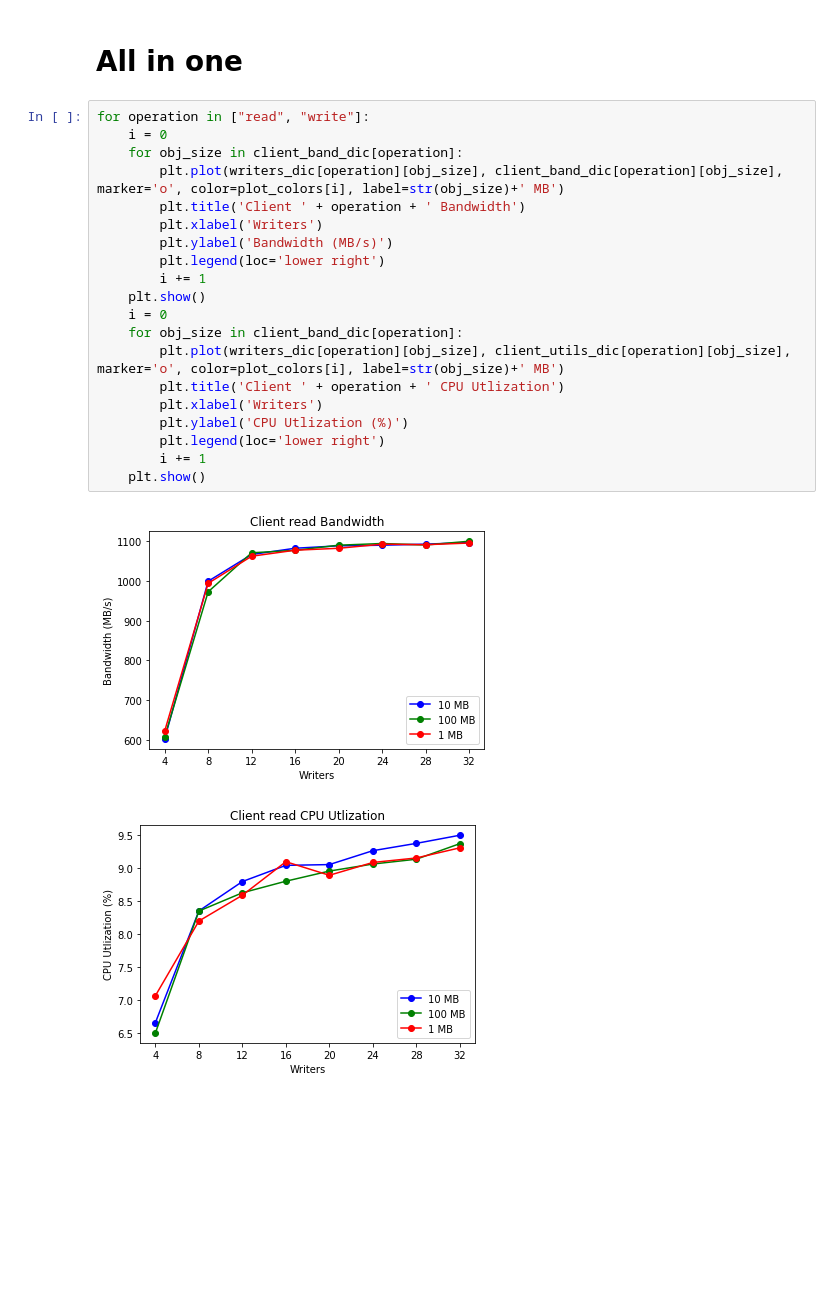
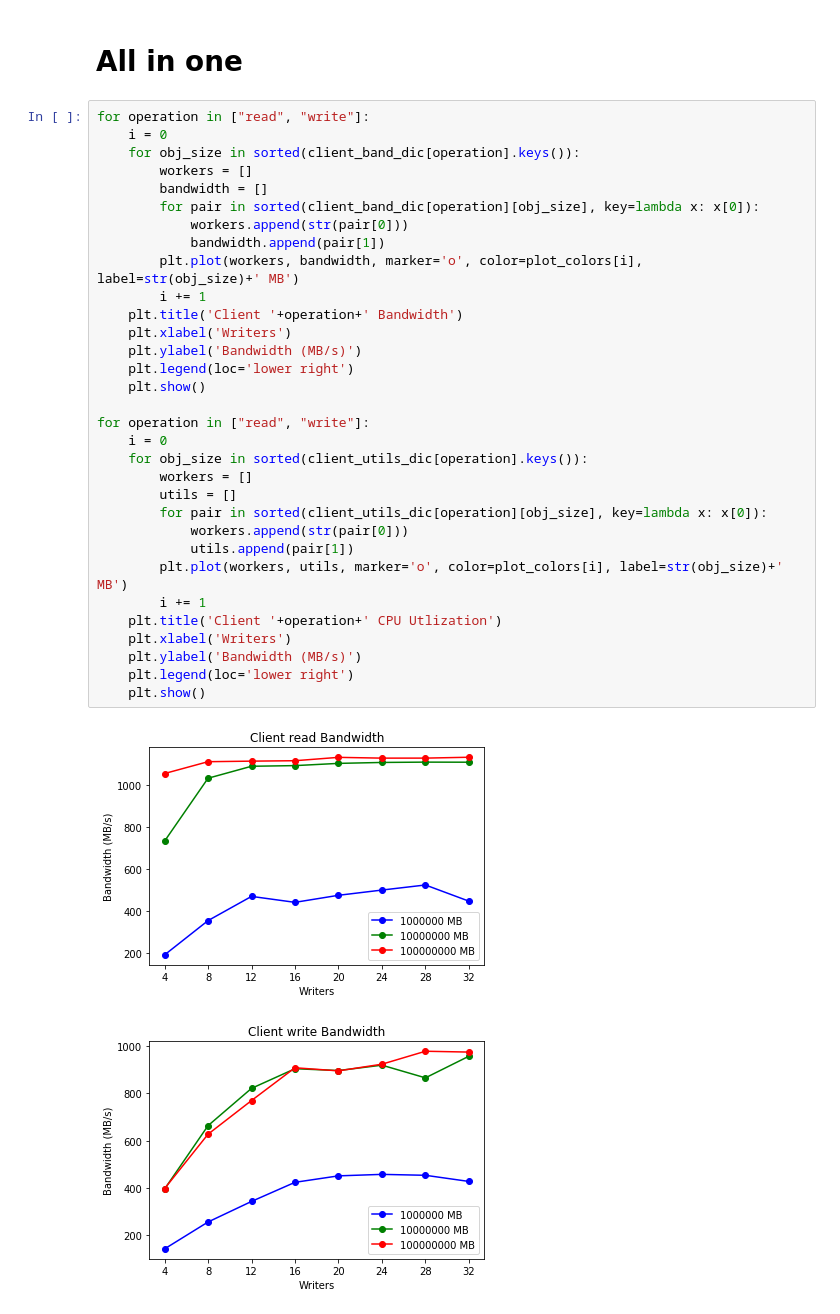
Before and after one commit to uccross/skyhookdm-workflows, a Jupyter notebook: skyhook_overhead/result.ipynb, the cells around one changed output. Saved outputs shown, nothing was run; the diff lists cells and outputs as text; blank space fills up the shorter version.

```diff
--- a/skyhook_overhead/result.ipynb
+++ b/skyhook_overhead/result.ipynb
@@ -79,23 +128,35 @@ for operation in ["read", "write"]:
 # %%
 for operation in ["read", "write"]:
     i = 0
-    for obj_size in client_band_dic[operation]:
-        plt.plot(writers_dic[operation][obj_size], client_band_dic[operation][obj_size], marker='o', color=plot_colors[i], label=str(obj_size)+' MB')
-        plt.title('Client ' + operation + ' Bandwidth')
-        plt.xlabel('Writers')
-        plt.ylabel('Bandwidth (MB/s)')
-        plt.legend(loc='lower right')
+    for obj_size in sorted(client_band_dic[operation].keys()):
+        workers = []
+        bandwidth = []
+        for pair in sorted(client_band_dic[operation][obj_size], key=lambda x: x[0]):
+            workers.append(str(pair[0]))
+            bandwidth.append(pair[1])
+        plt.plot(workers, bandwidth, marker='o', color=plot_colors[i], label=str(obj_size)+' MB')
         i += 1
+    plt.title('Client '+operation+' Bandwidth')
+    plt.xlabel('Writers')
+    plt.ylabel('Bandwidth (MB/s)')
+    plt.legend(loc='lower right')
     plt.show()
+
+for operation in ["read", "write"]:
     i = 0
-    for obj_size in client_band_dic[operation]:
-        plt.plot(writers_dic[operation][obj_size], client_utils_dic[operation][obj_size], marker='o', color=plot_colors[i], label=str(obj_size)+' MB')
-        plt.title('Client ' + operation + ' CPU Utlization')
-        plt.xlabel('Writers')
-        plt.ylabel('CPU Utlization (%)')
-        plt.legend(loc='lower right')
+    for obj_size in sorted(client_utils_dic[operation].keys()):
+        workers = []
+        utils = []
+        for pair in sorted(client_utils_dic[operation][obj_size], key=lambda x: x[0]):
+            workers.append(str(pair[0]))
+            utils.append(pair[1])
+        plt.plot(workers, utils, marker='o', color=plot_colors[i], label=str(obj_size)+' MB')
         i += 1
+    plt.title('Client '+operation+' CPU Utlization')
+    plt.xlabel('Writers')
+    plt.ylabel('Bandwidth (MB/s)')
+    plt.legend(loc='lower right')
     plt.show()
 # %% [output]
-[figure, old version]
+[figure, new version]
-[figure, old version]
+[figure, new version]
```
Also changed, not shown: parts of 4 cells of this notebook, 4 other files.
